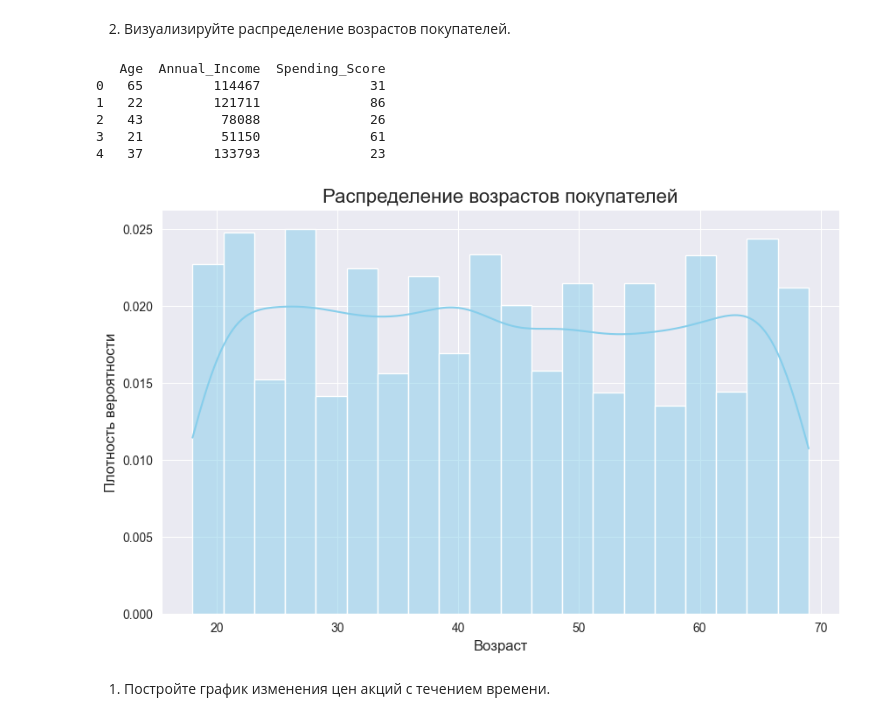
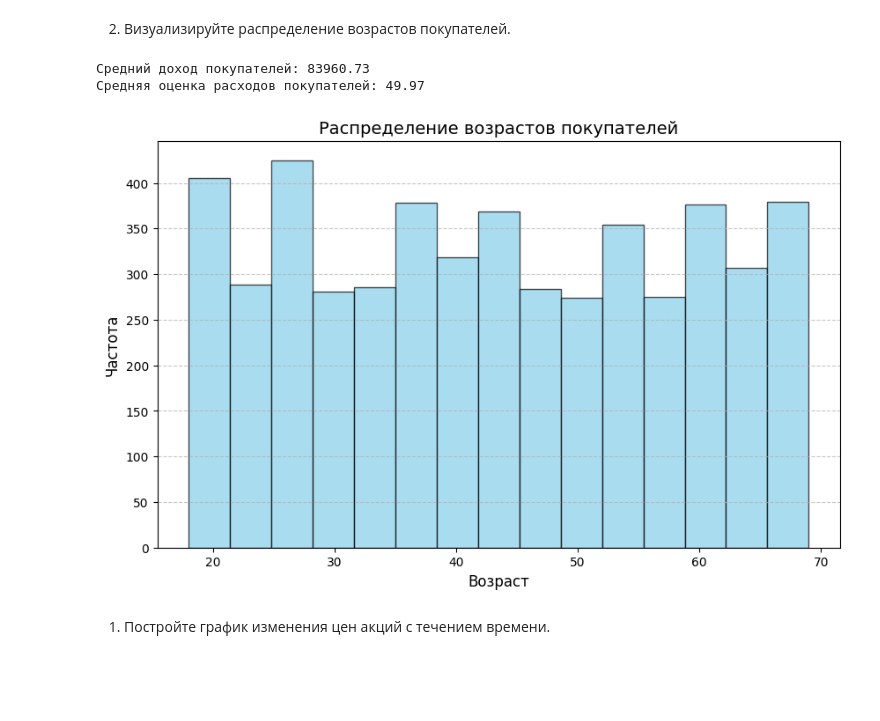
Before and after one commit to matsapkov/tipis-lab3n4, a Jupyter notebook: pythonProject1/lab4/Lab4.ipynb, the cells around one changed output. Cells and saved outputs as stored; diff of their text form; code cells hidden in the pictures; blank space fills up the shorter version.

```diff
--- a/pythonProject1/lab4/Lab4.ipynb
+++ b/pythonProject1/lab4/Lab4.ipynb
@@ -165,28 +165,30 @@ print(f"Средняя оценка расходов покупателей: {av
 # %%
 import pandas as pd
 import matplotlib.pyplot as plt
-import seaborn as sns
 
-data = pd.read_csv('datasets/customers_data.csv')
 
-print(data.head())
+file_path = 'datasets/customers_data.csv'
+data = pd.read_csv(file_path)
+
+
+mean_income = data['Annual_Income'].mean()
+mean_spending_score = data['Spending_Score'].mean()
+
+print(f"Средний доход покупателей: {mean_income:.2f}")
+print(f"Средняя оценка расходов покупателей: {mean_spending_score:.2f}")
+
 
 plt.figure(figsize=(10, 6))
-sns.histplot(data['Age'], kde=True, bins=20, color='skyblue', stat='density')
-
-plt.title('Распределение возрастов покупателей', fontsize=16)
+plt.hist(data['Age'], bins=15, color='skyblue', edgecolor='black', alpha=0.7)
+plt.title('Распределение возрастов покупателей', fontsize=14)
 plt.xlabel('Возраст', fontsize=12)
-plt.ylabel('Плотность вероятности', fontsize=12)
-
+plt.ylabel('Частота', fontsize=12)
+plt.grid(axis='y', linestyle='--', alpha=0.7)
 plt.show()
 # %% [output]
-   Age  Annual_Income  Spending_Score
-0   65         114467              31
-1   22         121711              86
-2   43          78088              26
-3   21          51150              61
-4   37         133793              23
+Средний доход покупателей: 83960.73
+Средняя оценка расходов покупателей: 49.97
-[figure, old version]
+[figure, new version]
 # %% [markdown]
 1. Постройте график
 изменения цен акций с
```
Also changed, not shown: parts of 2 cells of this notebook.
